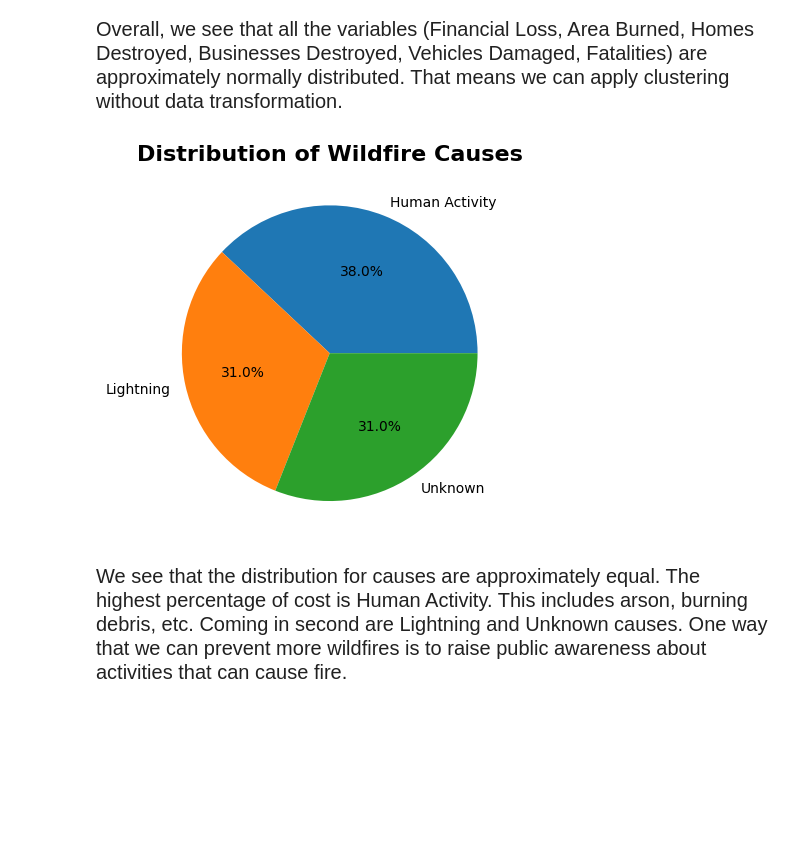
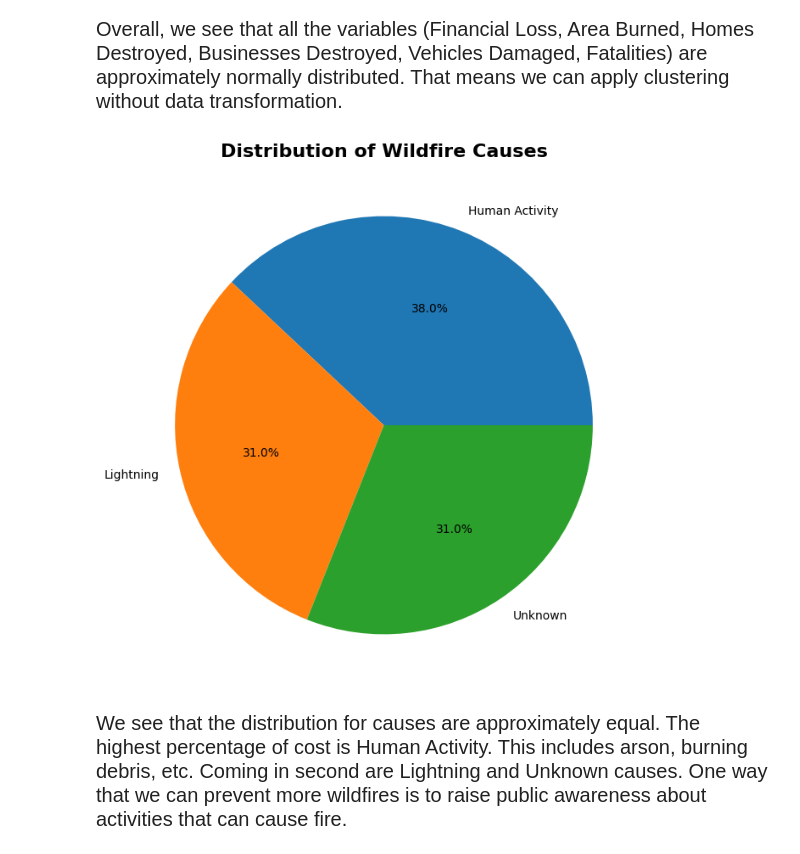
Before and after one commit to BaoTruong1/wildfire_project, a Jupyter notebook: src/exploration.ipynb, the cells around one changed output. Cells and saved outputs as stored; diff of their text form; code cells hidden in the pictures; blank space fills up the shorter version.

```diff
--- a/src/exploration.ipynb
+++ b/src/exploration.ipynb
@@ -90,11 +91,12 @@ plt.show()
 # %%
 # Visualize the percentage of Cause
 cause_counts = df.groupby('Cause').agg(count=('Date', 'count')).reset_index()
+plt.figure(figsize = (12,8))
 plt.pie(cause_counts['count'], labels=cause_counts['Cause'], autopct='%1.1f%%')
 plt.title("Distribution of Wildfire Causes", fontsize = 16, weight = 'bold')
 plt.show()
 # %% [output]
-[figure, old version]
+[figure, new version]
 # %% [markdown]
 <span style="font-size: 20px;">We see that the distribution for causes are approximately equal. The highest percentage of cost is Human Activity. This includes arson, burning debris, etc. Coming in second are Lightning and Unknown causes. One way that we can prevent more wildfires is to raise public awareness about activities that can cause fire.</span>
 # %%
```
Also changed, not shown: parts of 27 cells of this notebook, 2 other files.
